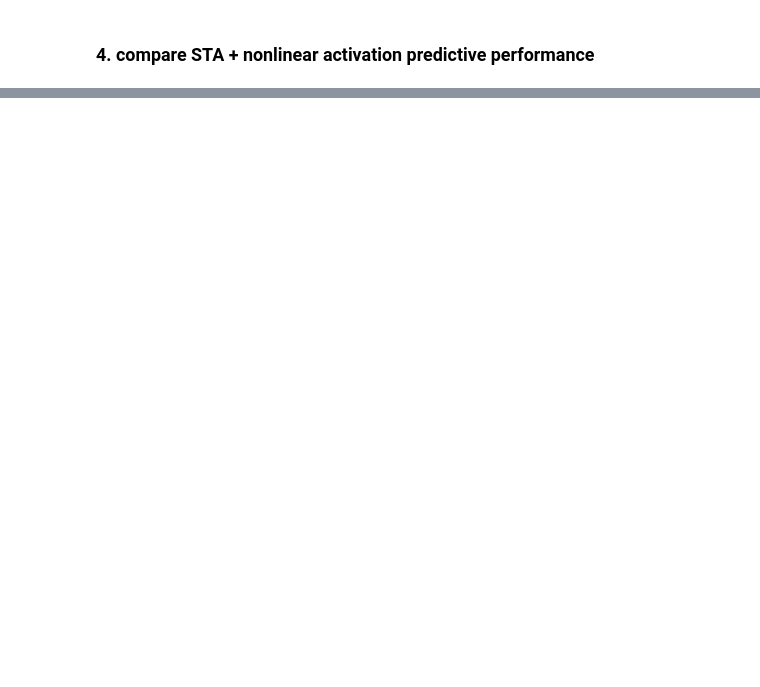
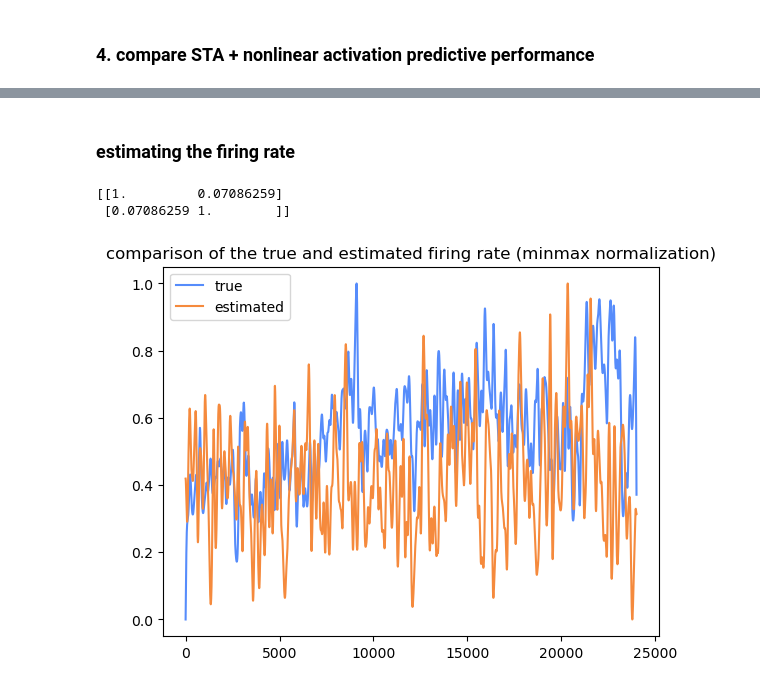
Before and after one commit to alessandrodipiano/neural_encoding, a Jupyter notebook: 2d_clean.ipynb, the cells around one changed output, grey strips where cells are left out. Saved outputs shown, nothing was run; the diff lists cells and outputs as text; code cells hidden in the pictures; blank space fills up the shorter version.

```diff
--- a/2d_clean.ipynb
+++ b/2d_clean.ipynb
@@ -382,0 +374,21 @@ model.fit(X_train, y_train, batch_size=4, epochs=3, validation_data=(X_test, y_t
+# %% [markdown]
+### estimating the firing rate
+# %%
+# applying the same smoothing as was used to compute r
+#   sigma in r computation: sigma_bins = 2s / frame_duration = 2*frame_rate
+smoothed_g = gaussian_filter1d(g_relu, sigma=2*effective_frame_rate)
+# exponential as nonlinearity
+exp_g = np.exp(smoothed_g)
+
+# normalize both signals
+normalized_r = (r - r.min()) / (r.max() - r.min())
+normalized_g = (exp_g - exp_g.min()) / (exp_g.max() - exp_g.min())
+plt.plot(normalized_r, label="true")
+plt.plot(normalized_g, label="estimated")
+plt.legend()
+plt.title("comparison of the true and estimated firing rate (minmax normalization)");
+print(np.corrcoef(normalized_r, normalized_g))
+# %% [output]
+[[1.         0.07086259]
+ [0.07086259 1.        ]]
+[figure, added]
```
Also changed, not shown: parts of 24 cells of this notebook.
